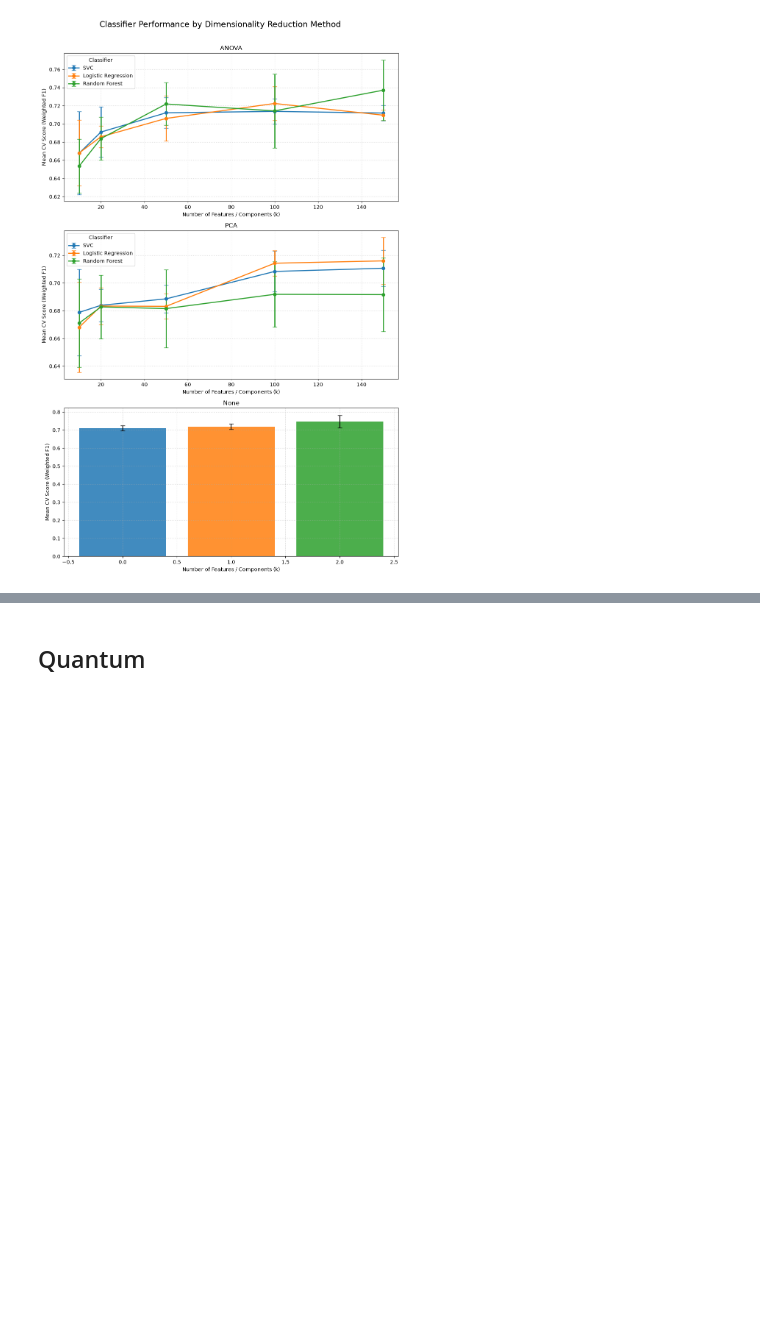
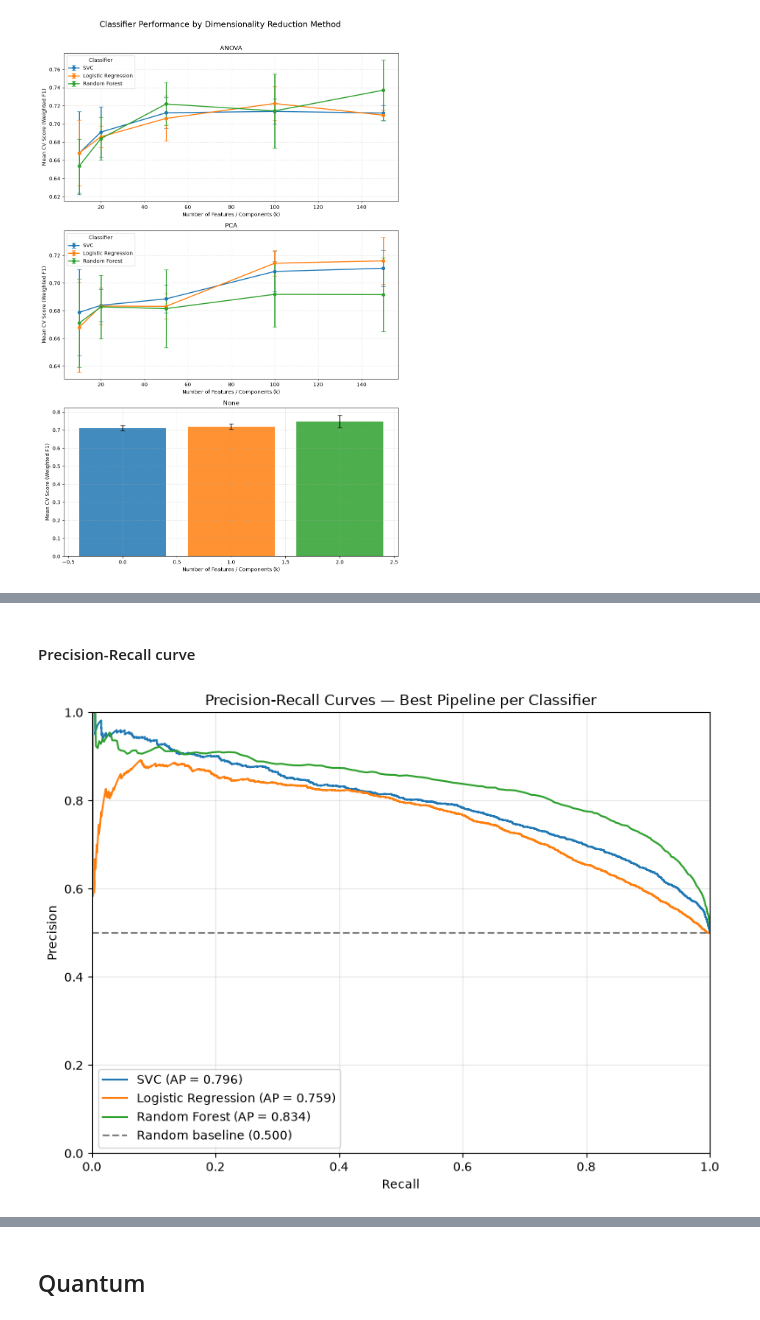
Before and after one commit to pax-projects/homl-paris-saclay, a Jupyter notebook: preprocessing.ipynb, the cells around one changed output, grey strips where cells are left out. Cells and saved outputs as stored; diff of their text form; code cells hidden in the pictures; blank space fills up the shorter version.

```diff
--- a/preprocessing.ipynb
+++ b/preprocessing.ipynb
@@ -845,0 +982,56 @@ NameError: name 'classifiers_score' is not defined
+# %% [markdown]
+#### Precision-Recall curve
+# %%
+fig, ax = plt.subplots(figsize=(8, 6))
+
+for classifier_name, result in best_by_classifier.items():
+    model = result["estimator"]
+
+    # Get the score used to rank positive predictions
+    if hasattr(model, "predict_proba"):
+        y_score = model.predict_proba(X_test)[:, 1]
+    else:
+        y_score = model.decision_function(X_test)
+
+    # Compute Precision-Recall curve
+    precision, recall, thresholds = precision_recall_curve(
+        y_test,
+        y_score,
+        pos_label=1,
+    )
+
+    # Compute Average Precision
+    avg_precision = average_precision_score(
+        y_test,
+        y_score,
+        pos_label=1,
+    )
+
+    ax.plot(
+        recall,
+        precision,
+        label=f"{classifier_name} (AP = {avg_precision:.3f})",
+    )
+
+# Baseline: proportion of positive samples
+positive_ratio = (y_test == 1).mean()
+
+ax.axhline(
+    y=positive_ratio,
+    linestyle="--",
+    color="gray",
+    label=f"Random baseline ({positive_ratio:.3f})",
+)
+
+ax.set_xlabel("Recall")
+ax.set_ylabel("Precision")
+ax.set_title("Precision-Recall Curves — Best Pipeline per Classifier")
+ax.legend(loc="best")
+ax.grid(alpha=0.3)
+ax.set_xlim(0, 1)
+ax.set_ylim(0, 1)
+
+plt.tight_layout()
+plt.show()
+# %% [output]
+[figure, added]
```
Also changed, not shown: parts of 17 cells of this notebook.
